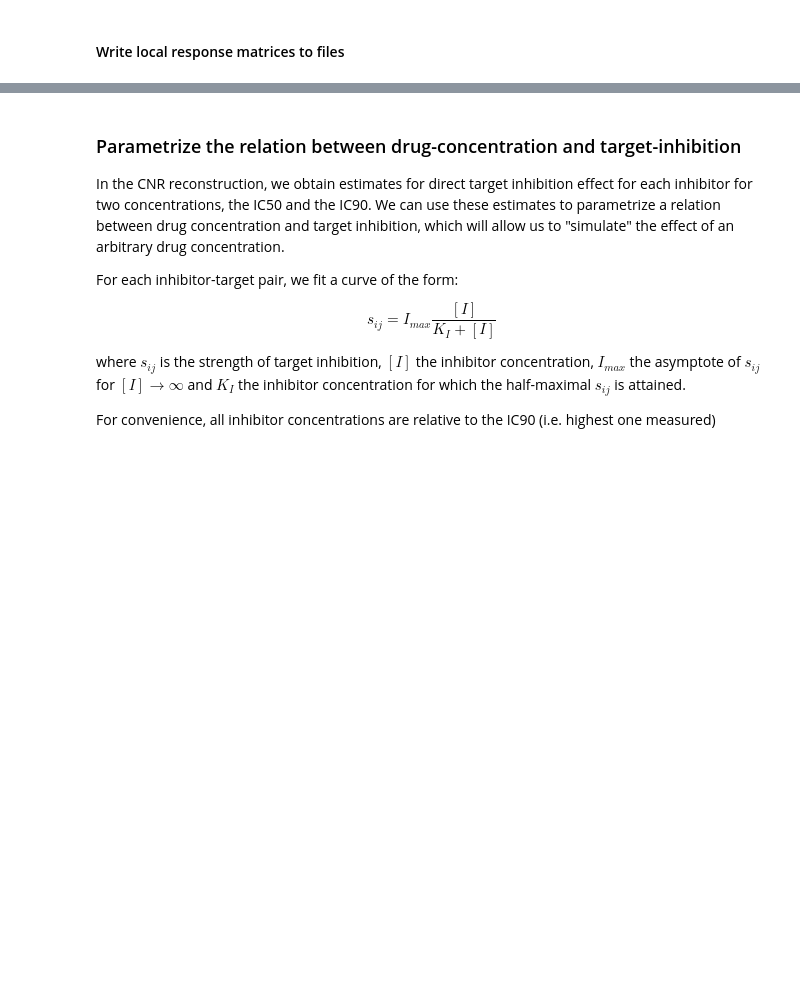
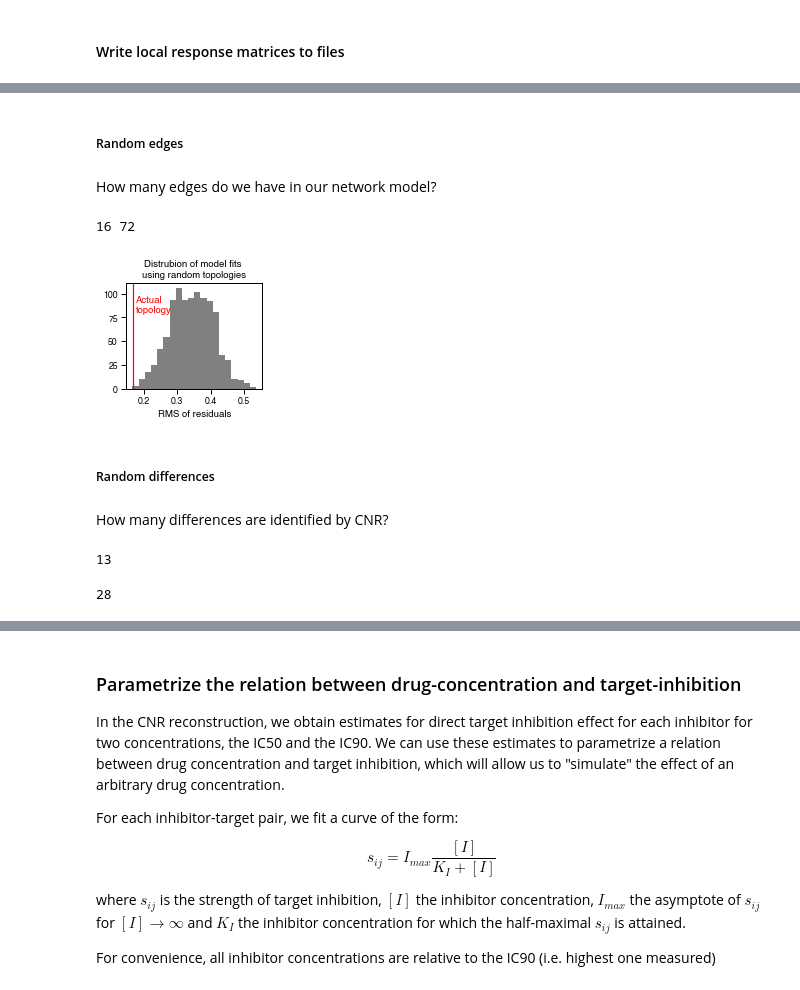
Before and after one commit to evertbosdriesz/cnr-selective-combos, a Jupyter notebook: python/cnr-mcf10a-pi3k.ipynb, the cells around one changed output, grey strips where cells are left out. Drawn from its saved outputs; the diff is of its cells as text; code cells hidden in the pictures; blank space fills up the shorter version.

Commit message:
Random network analysis + some figure tweaks

```diff
--- a/python/cnr-mcf10a-pi3k.ipynb
+++ b/python/cnr-mcf10a-pi3k.ipynb
@@ -675,0 +686,10 @@ sol.rloc["pi3k"].to_csv("../results/perturbations/cnr/pi3k-rloc.csv")
+# %% [markdown]
+##### Random edges
+# %% [markdown]
+How many edges do we have in our network model?
+# %%
+n_edges = sol.imap.sum().sum()
+all_possible_edges = list(itertools.permutations(NODES, 2))
+print(n_edges, len(all_possible_edges))
+# %% [output]
+16 72
@@ -675,0 +738,28 @@ sol.rloc["pi3k"].to_csv("../results/perturbations/cnr/pi3k-rloc.csv")
+# %%
+sns.set_context('paper')
+plt.figure(figsize=(2.5, 2.5))
+plt.hist(mssr_random, bins=20, color="gray");
+plt.axvline(sol_thetaInf.mssr, color='red');
+plt.xlabel("RMS of residuals");
+plt.title("Distrubion of model fits \nusing random topologies");
+plt.text(sol_thetaInf.mssr + 0.01, 80, "Actual\ntopology", color='red')
+plt.tight_layout()
+plt.savefig("../figures/cnr/rms-random-edges.pdf")
+# %% [output]
+[figure, added]
+# %% [markdown]
+##### Random differences
+# %% [markdown]
+How many differences are identified by CNR?
+# %%
+total_deviations = int(sum(
+    [status for indicator, status in sol.vardict.items() if
+     indicator.startswith(('IDev', 'Imerged'))]))
+total_deviations
+# %% [output]
+13
+# %%
+all_dev_indicators = [indicator for indicator in sol.vardict.keys() if indicator.startswith(('IDev', 'Imerged'))]
+len(all_dev_indicators)
+# %% [output]
+28
```
Also changed, not shown: parts of 8 cells of this notebook, 29 other files.
